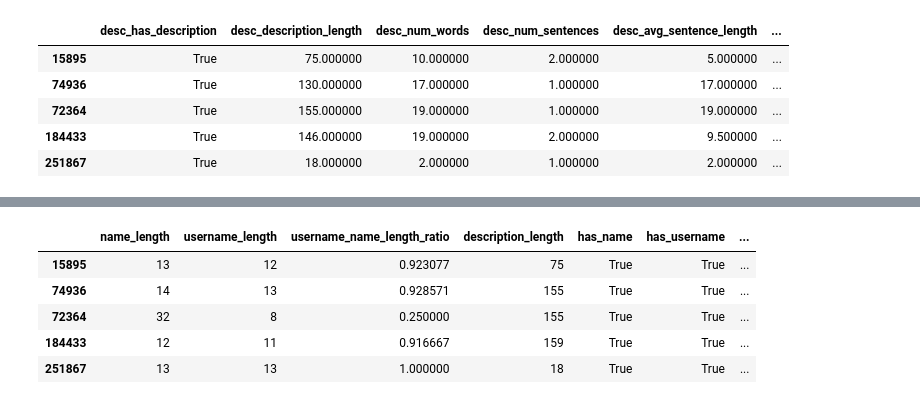
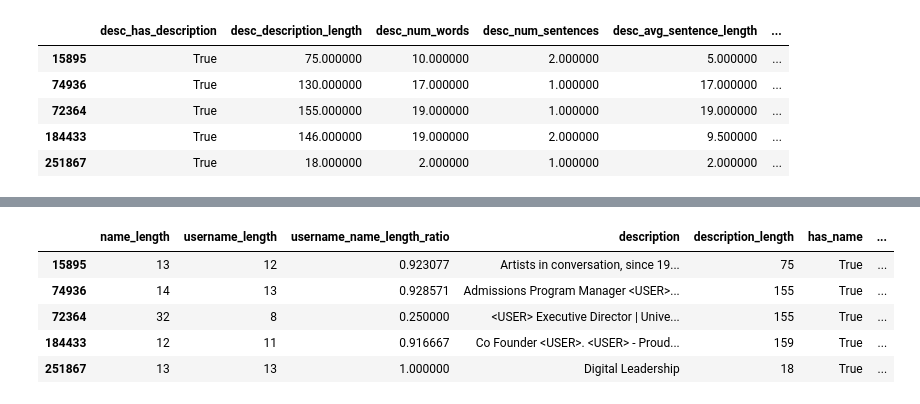
Before and after one commit to julwdo/thesis, a Jupyter notebook: 01_codes/03_nlp_project_main_old.ipynb, the cells around one changed output, grey strips where cells are left out. Saved outputs shown, nothing was run; the diff lists cells and outputs as text; code cells hidden in the pictures.

```diff
--- a/01_codes/03_nlp_project_main_old.ipynb
+++ b/01_codes/03_nlp_project_main_old.ipynb
@@ -1481,13 +1477,13 @@ def extract_description_features(text):
         "emoji_count": None,
         "emoji_ratio": None,
         "mention_count": None,
-        "has_mention": None,
+        "has_mention": False,
         "url_count": None,
-        "has_url": None,
+        "has_url": False,
         "hashtag_count": None,
         "cashtag_count": None,
         "email_count": None,
-        "has_bot_word": None,
+        "has_bot_word": False,
         "description_sentiment": None,
         "sentiment_abs": None,
         "sentiment_neutrality": None,
@@ -1498,10 +1494,10 @@ def extract_description_features(text):
         "char_entropy": None,
         "word_entropy": None,
         "compression_ratio": None,
-        "starts_with_emoji": None,
-        "ends_with_url": None,
-        "contains_pipe_or_dash": None,
-        "contains_call_to_action": None,
+        "starts_with_emoji": False,
+        "ends_with_url": False,
+        "contains_pipe_or_dash": False,
+        "contains_call_to_action": False,
         "noun_ratio": None,
         "verb_ratio": None,
         "pronoun_ratio": None,
@@ -1731,11 +1717,11 @@ for col in numeric_cols:
 # %%
-X_train_with_desc = pd.concat([X_train, desc_X_train], axis=1).drop(columns=["description", "top_tweets_truncated_texts_concat", "top_tweets_texts"])
+X_train_with_desc = pd.concat([X_train, desc_X_train], axis=1).drop(columns=["top_tweets_truncated_texts_concat", "top_tweets_texts"])
 X_train_with_desc.head()
 # %% [output]
-|  | name_length | username_length | username_name_length_ratio | description_length | has_name | has_username | ... |
-| 15895 | 13 | 12 | 0.923077 | 75 | True | True | ... |
-| 74936 | 14 | 13 | 0.928571 | 155 | True | True | ... |
-| 72364 | 32 | 8 | 0.250000 | 155 | True | True | ... |
-| 184433 | 12 | 11 | 0.916667 | 159 | True | True | ... |
-| 251867 | 13 | 13 | 1.000000 | 18 | True | True | ... |
+|  | name_length | username_length | username_name_length_ratio | description | description_length | has_name | ... |
+| 15895 | 13 | 12 | 0.923077 | Artists in conversation, since 19... | 75 | True | ... |
+| 74936 | 14 | 13 | 0.928571 | Admissions Program Manager <USER>... | 155 | True | ... |
+| 72364 | 32 | 8 | 0.250000 | <USER> Executive Director | Unive... | 155 | True | ... |
+| 184433 | 12 | 11 | 0.916667 | Co Founder <USER>. <USER> - Proud... | 159 | True | ... |
+| 251867 | 13 | 13 | 1.000000 | Digital Leadership | 18 | True | ... |
 # %%
```
Also changed, not shown: parts of 30 cells of this notebook.
